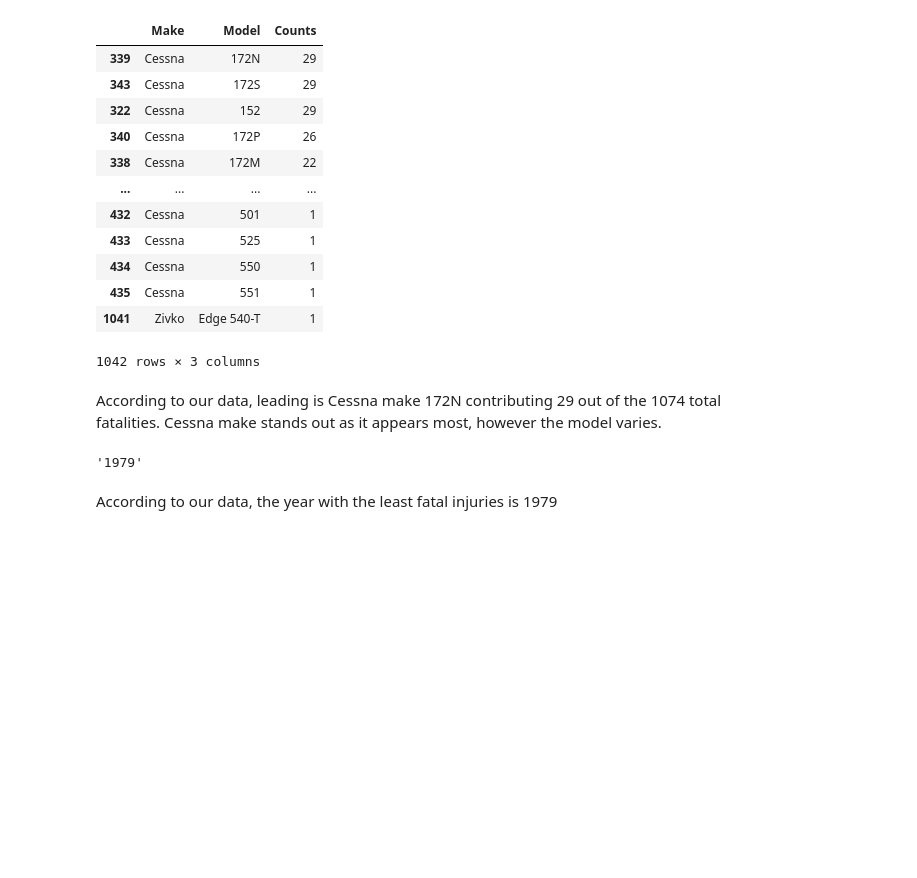
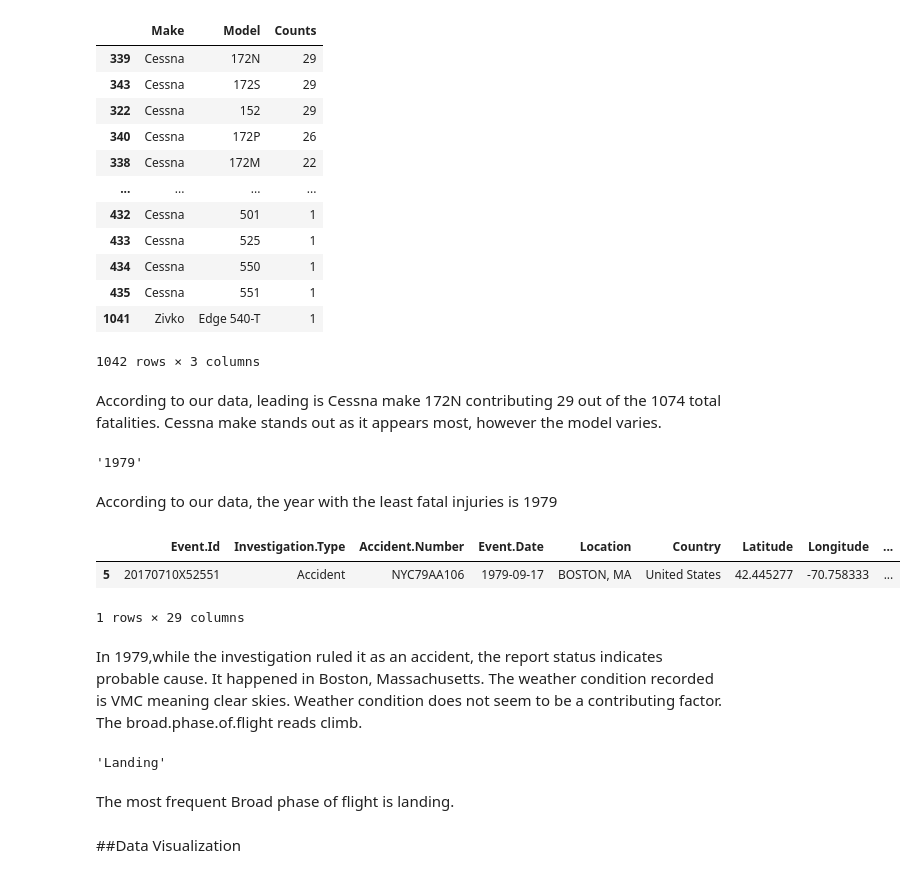
Before and after one commit to MercyBarminga/DSPT11-Phase1-Project, a Jupyter notebook: dsc_phase1_project_AviationData.ipynb, the cells around one changed output. Saved outputs shown, nothing was run; the diff lists cells and outputs as text; code cells hidden in the pictures; blank space fills up the shorter version.

```diff
--- a/dsc_phase1_project_AviationData.ipynb
+++ b/dsc_phase1_project_AviationData.ipynb
@@ -271,3 +302,22 @@ least_fatal_year
 '1979'
 # %% [markdown]
 According to our data, the year with the least fatal injuries is 1979
+# %%
+#Get the data from the year with the least accidents
+df_least_fatal_year = df[df['Year'] == least_fatal_year]
+df_least_fatal_year
+# %% [output]
+|  | Event.Id | Investigation.Type | Accident.Number | Event.Date | Location | Country | Latitude | Longitude | ... |
+| 5 | 20170710X52551 | Accident | NYC79AA106 | 1979-09-17 | BOSTON, MA | United States | 42.445277 | -70.758333 | ... |
+1 rows × 29 columns
+# %% [markdown]
+In 1979,while the investigation ruled it as an accident, the report status indicates probable cause. It happened in Boston, Massachusetts. The weather condition recorded is VMC meaning clear skies. Weather condition does not seem to be a contributing factor. The broad.phase.of.flight reads climb.
+# %%
+#Examine the broad phase of flight
+df['Broad.phase.of.flight'].value_counts().idxmax()
+# %% [output]
+'Landing'
+# %% [markdown]
+The most frequent Broad phase of flight is landing.
+# %% [markdown]
+##Data Visualization
```
Also changed, not shown: parts of 4 cells of this notebook.
